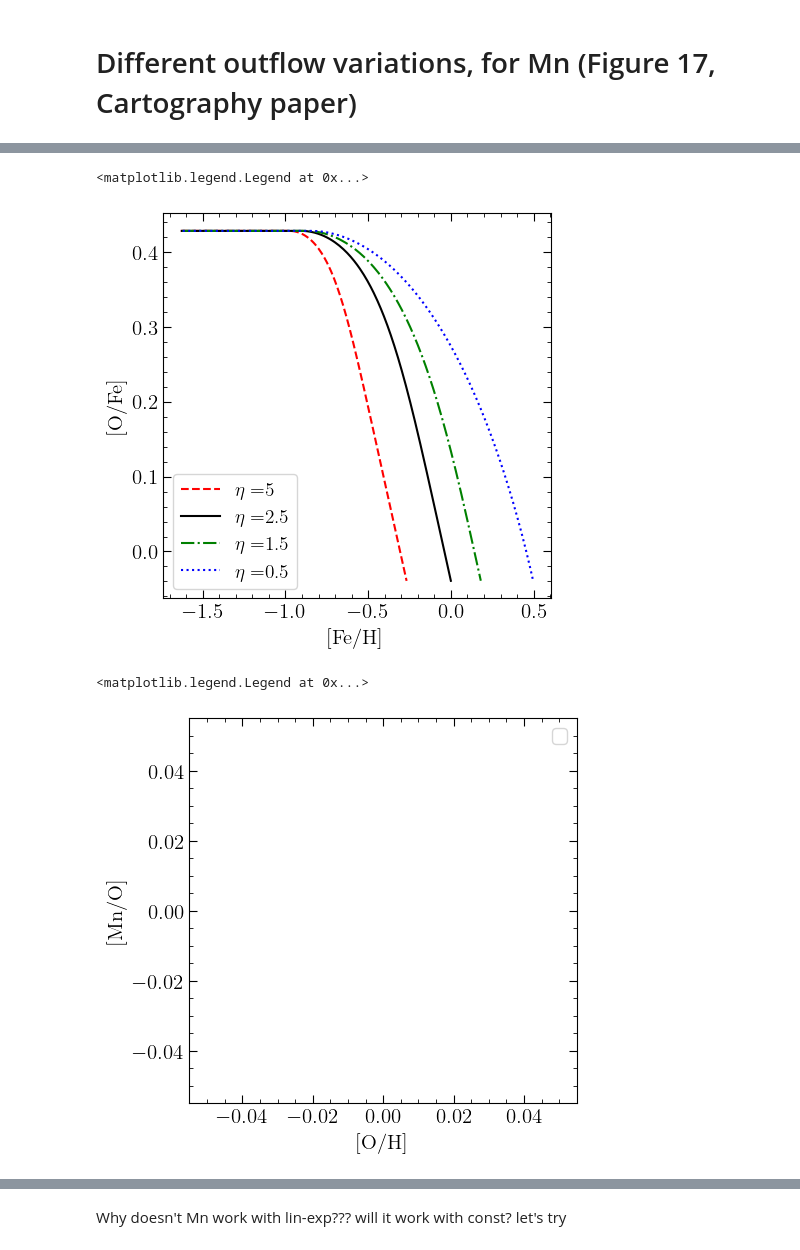
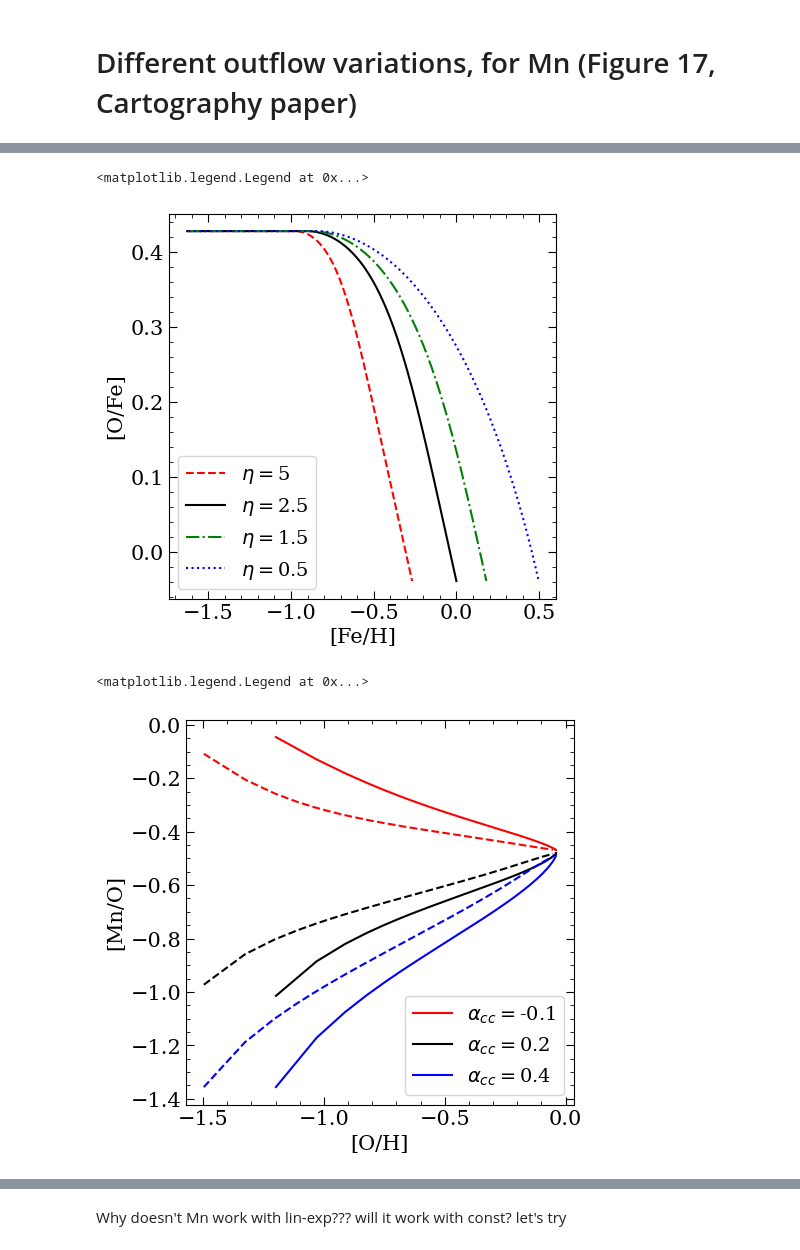
Before and after one commit to haniyehtajer/chemevo, a Jupyter notebook: examples/metallicity_dependance/Mn_try_v2.ipynb, the cells around one changed output, grey strips where cells are left out. Cells and saved outputs as stored; diff of their text form; code cells hidden in the pictures.

Commit message:
Mn try v2, new plots

```diff
--- a/examples/metallicity_dependance/Mn_try_v2.ipynb
+++ b/examples/metallicity_dependance/Mn_try_v2.ipynb
@@ -13,7 +13,7 @@ params = {
    'ytick.minor.visible': True,
    'xtick.labelsize': 15,
    'ytick.labelsize': 15,
-   'text.usetex': True, #to use TeX in your labels
+   'text.usetex': False, #to use TeX in your labels
    'font.family':'serif',
    'axes.titlesize': 15,
    'xtick.direction': 'in',
@@ -207,6 +261,7 @@ colors = ['red', 'black', 'green', 'blue']
 styles = ['--', '-', '-.', ':']
 plt.figure(figsize=(15,5))
 plt.subplot(1,3,1)
+plt.title(r'$\alpha_{Ia} = 0, K_{Fe}^{Ia} = 0$')
 for i in range(len(etas)):
     gal_temp = evo.Galaxy(t_array=t_array, m_g_array=m_g_array_exp, eta=etas[i],
                           alpha_Ia_Mn=0, K_Fe_Ia=0, m_Fe_Ia=0)
@@ -219,16 +274,18 @@ plt.ylabel('[Mn/O]')
 plt.legend()
 
 plt.subplot(1,3,2)
+plt.title(r'$\alpha_{cc} = 0$')
 for i in range(len(etas)):
-    gal_temp = evo.Galaxy(t_array=t_array, m_g_array=m_g_array_exp, eta=etas[i],
-                          alpha_Ia_Mn=0, K_Fe_Ia=0, m_Fe_Ia=0, alpha_cc_Mn=0)
+    gal_temp = evo.Galaxy(t_array=t_array, m_g_array=m_g_array_exp, eta=etas[i], alpha_cc_Mn=0)
 
     plt.plot(gal_temp.O_H[2:], gal_temp.Mn_O[2:], color = colors[i],
                 label = r"$\eta = $" + f"{etas[i]}", linestyle=styles[i])
 
+
 plt.xlabel('[O/H]')
 
 plt.subplot(1,3,3)
+plt.title('All non zero')
 for i in range(len(etas)):
     gal_temp = evo.Galaxy(t_array=t_array, m_g_array=m_g_array_exp, eta=etas[i])
 
@@ -252,22 +309,25 @@ plt.ylabel('[O/Fe]')
 plt.legend()
 # %% [output]
 <matplotlib.legend.Legend at 0x...>
-[figure, old version]
+[figure, new version]
 # %%
 alpha_ccs = [-0.1, 0.2, 0.4]
 colors_2 = ['red', 'black', 'blue']
-m_g_array_lin_exp = t_array * np.exp(-t_array/tau_sfh)
+m_g_array_lin_exp = t_array/tau_sfh * np.exp(-t_array/tau_sfh)
 plt.figure(figsize=(5,5))
 for i in range(len(alpha_ccs)):
     gal_temp = evo.Galaxy(t_array=t_array, m_g_array=m_g_array_exp, K_Fe_Ia=0, alpha_cc_Mn=alpha_ccs[i])
-    gal_temp_linexp = evo.Galaxy(t_array=t_array, m_g_array=m_g_array_lin_exp, K_Fe_Ia=0, alpha_cc_Mn=alpha_ccs[i])
-    #plt.plot(gal_temp.O_H[2:], gal_temp.Mn_O[2:], color = colors_2[i],
-    #            label = r"$\alpha_{cc} = $" + f"{alpha_ccs[i]}")
+
+    t_arr = t_array[1:]
+    m_g_array_lin_exp = t_arr/tau_sfh * np.exp(-t_arr/tau_sfh)
+    gal_temp_linexp = evo.Galaxy(t_array=t_arr, m_g_array=m_g_array_lin_exp, K_Fe_Ia=0, alpha_cc_Mn=alpha_ccs[i])
+    plt.plot(gal_temp.O_H[2:], gal_temp.Mn_O[2:], color = colors_2[i],
+                label = r"$\alpha_{cc} = $" + f"{alpha_ccs[i]}")
     plt.plot(gal_temp_linexp.O_H[2:], gal_temp_linexp.Mn_O[2:], color = colors_2[i], linestyle = '--')
 
 plt.xlabel('[O/H]')
 plt.ylabel('[Mn/O]')
 plt.legend()
 # %% [output]
 <matplotlib.legend.Legend at 0x...>
-[figure, old version]
+[figure, new version]
```
Also changed, not shown: parts of 10 cells of this notebook, 2 other files.
